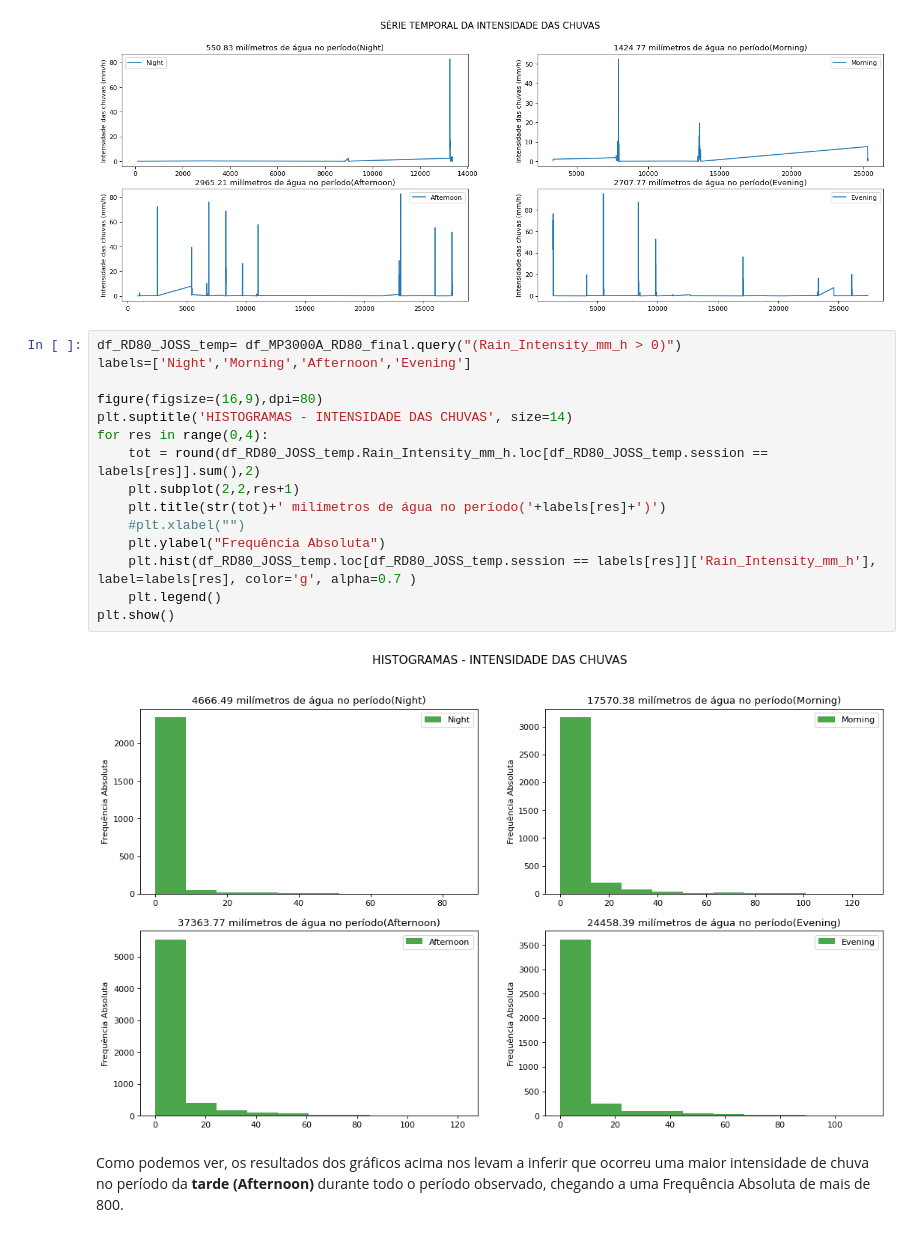
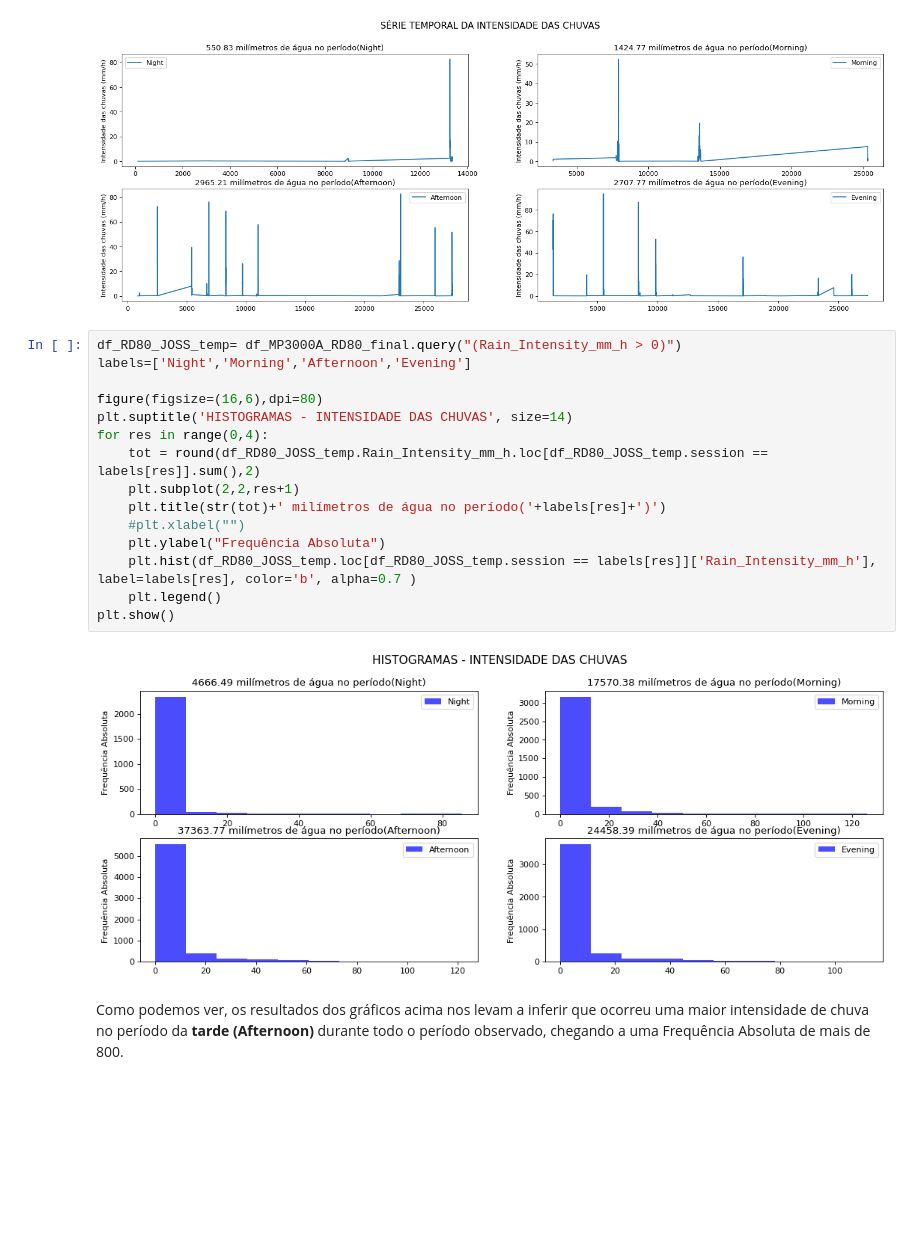
Before and after one commit to lourencocavalcante/Introduction-to-Data-Science, a Jupyter notebook: CAP394_2022_ProjetoFinal_EDA.ipynb, the cells around one changed output. Cells and saved outputs as stored; diff of their text form; blank space fills up the shorter version.

```diff
--- a/CAP394_2022_ProjetoFinal_EDA.ipynb
+++ b/CAP394_2022_ProjetoFinal_EDA.ipynb
@@ -431,20 +431,20 @@ plt.show()
 # %%
 df_RD80_JOSS_temp= df_MP3000A_RD80_final.query("(Rain_Intensity_mm_h > 0)")
 labels=['Night','Morning','Afternoon','Evening']
 
-figure(figsize=(16,9),dpi=80)
+figure(figsize=(16,6),dpi=80)
 plt.suptitle('HISTOGRAMAS - INTENSIDADE DAS CHUVAS', size=14)
 for res in range(0,4):
     tot = round(df_RD80_JOSS_temp.Rain_Intensity_mm_h.loc[df_RD80_JOSS_temp.session == labels[res]].sum(),2)
     plt.subplot(2,2,res+1)
     plt.title(str(tot)+' milímetros de água no período('+labels[res]+')')
     #plt.xlabel("")
     plt.ylabel("Frequência Absoluta")
-    plt.hist(df_RD80_JOSS_temp.loc[df_RD80_JOSS_temp.session == labels[res]]['Rain_Intensity_mm_h'], label=labels[res], color='g', alpha=0.7 )
+    plt.hist(df_RD80_JOSS_temp.loc[df_RD80_JOSS_temp.session == labels[res]]['Rain_Intensity_mm_h'], label=labels[res], color='b', alpha=0.7 )
     plt.legend()
 plt.show()
 # %% [output]
-[figure, old version]
+[figure, new version]
 # %% [markdown]
 Como podemos ver, os resultados dos gráficos acima nos levam a inferir que ocorreu uma maior intensidade de chuva no período da **tarde (Afternoon)** durante todo o período observado, chegando a uma Frequência Absoluta de mais de 800.
 # %% [markdown]
```
Also changed, not shown: parts of 1 cell of this notebook.
